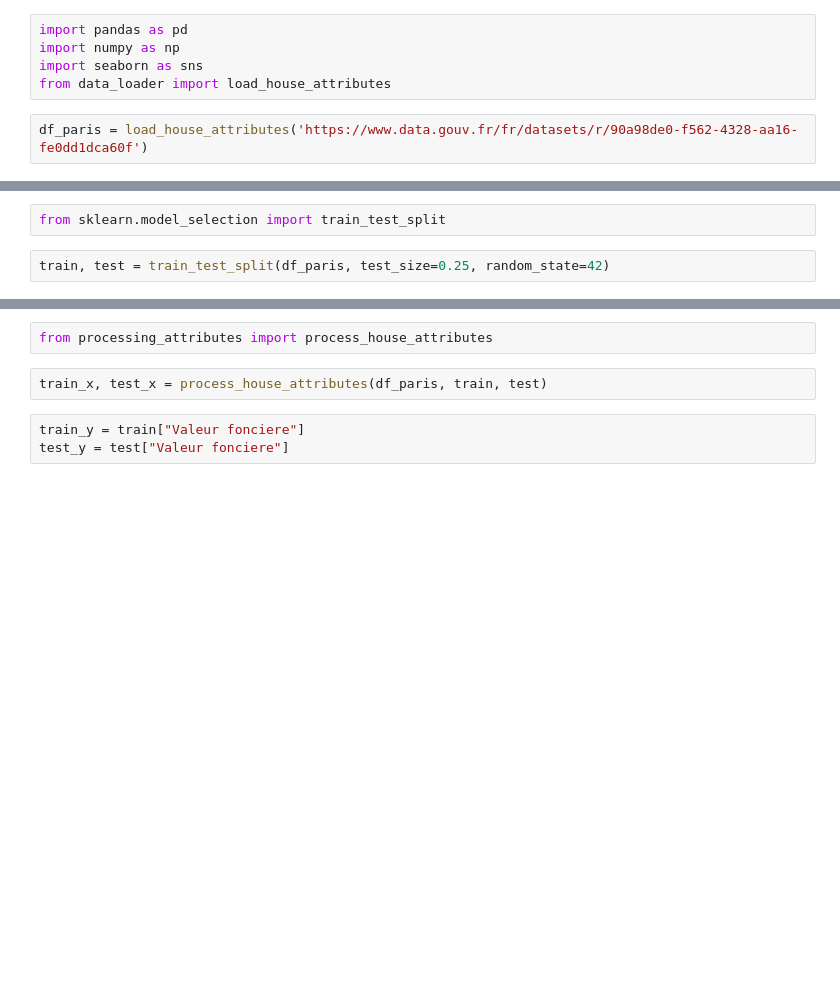
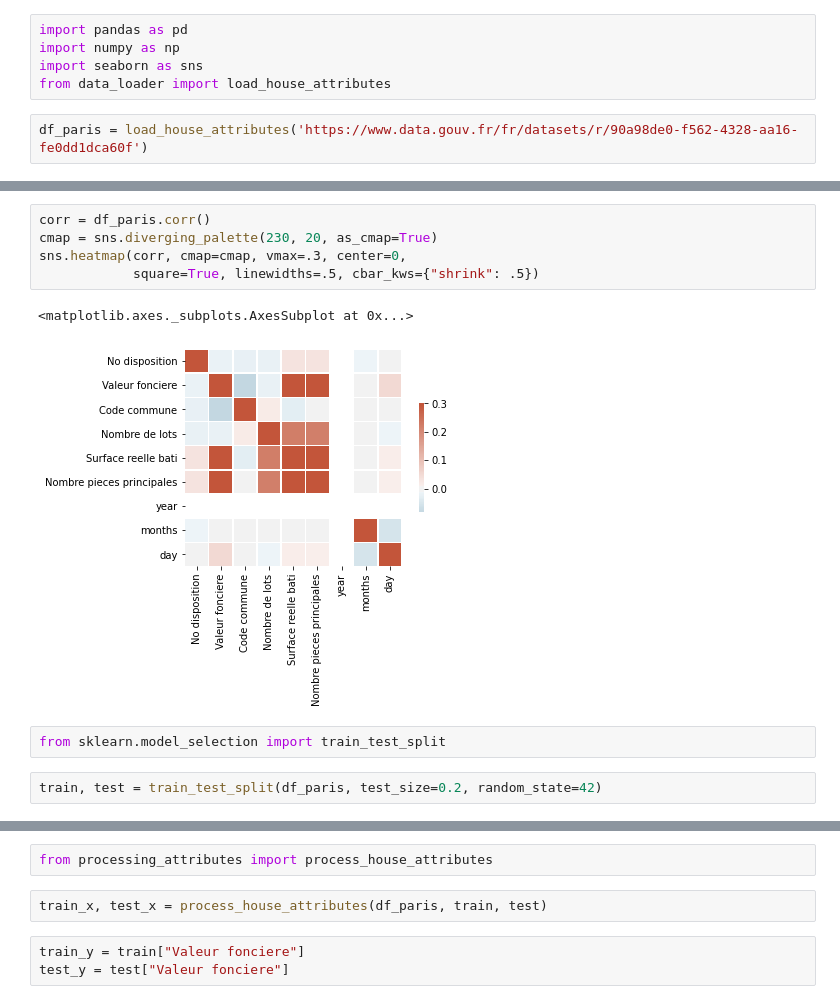
Before and after one commit to EvaGayraud/Projet-VF, a Jupyter notebook: Valeur_Fonciere.ipynb, the cells around one changed output, grey strips where cells are left out. Saved outputs shown, nothing was run; the diff lists cells and outputs as text; blank space fills up the shorter version.

```diff
--- a/Valeur_Fonciere.ipynb
+++ b/Valeur_Fonciere.ipynb
@@ -69,7 +73,15 @@ sns.pairplot(df_paris[['Valeur fonciere','Surface reelle bati','Nombre pieces pr
+# %%
+corr = df_paris.corr()
+cmap = sns.diverging_palette(230, 20, as_cmap=True)
+sns.heatmap(corr, cmap=cmap, vmax=.3, center=0,
+            square=True, linewidths=.5, cbar_kws={"shrink": .5})
+# %% [output]
+<matplotlib.axes._subplots.AxesSubplot at 0x...>
+[figure, added]
 # %%
 from sklearn.model_selection import train_test_split
 # %%
-train, test = train_test_split(df_paris, test_size=0.25, random_state=42)
+train, test = train_test_split(df_paris, test_size=0.2, random_state=42)
 # %%
 print('Training Shape:', train.shape)
 print('Testing Shape:', test.shape)
```
Also changed, not shown: parts of 23 cells of this notebook, 5 other files.
